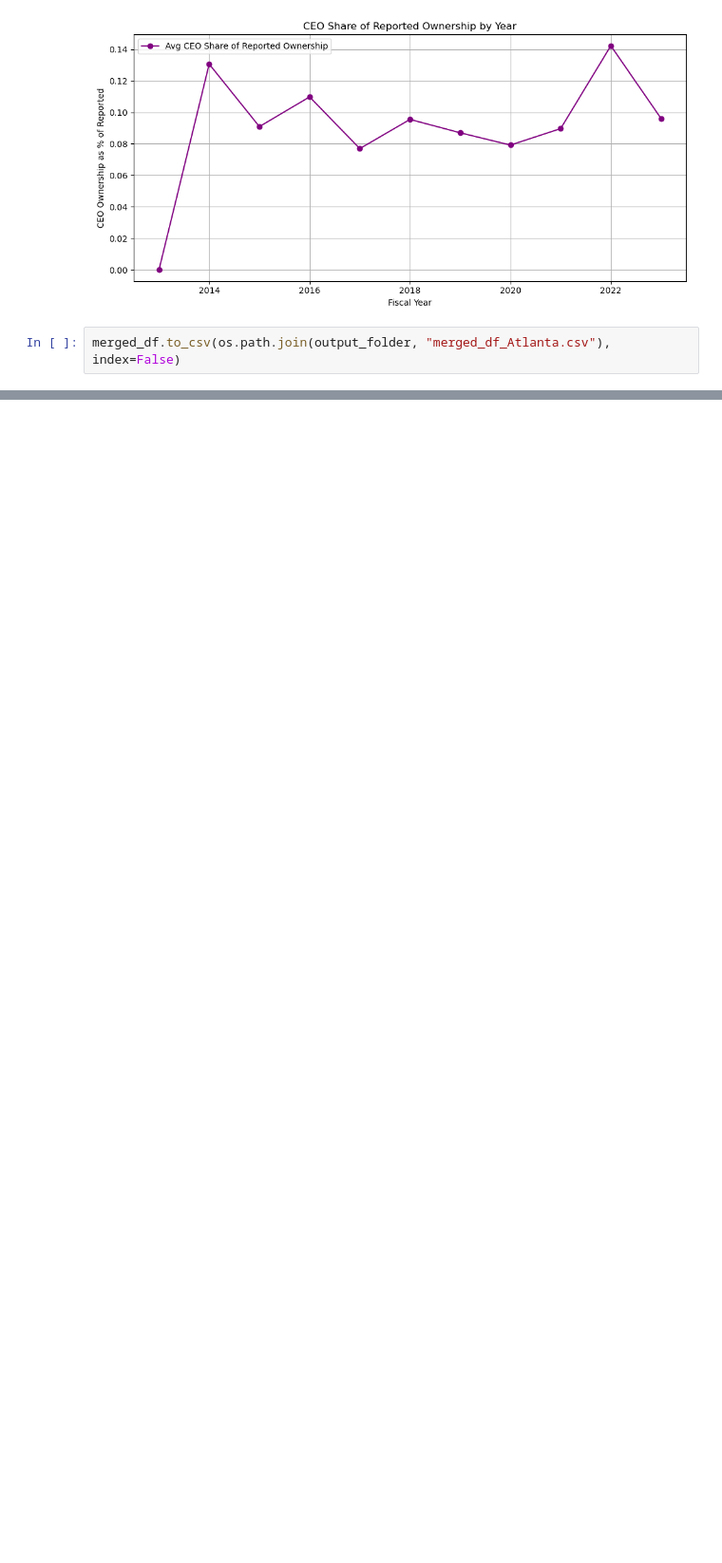
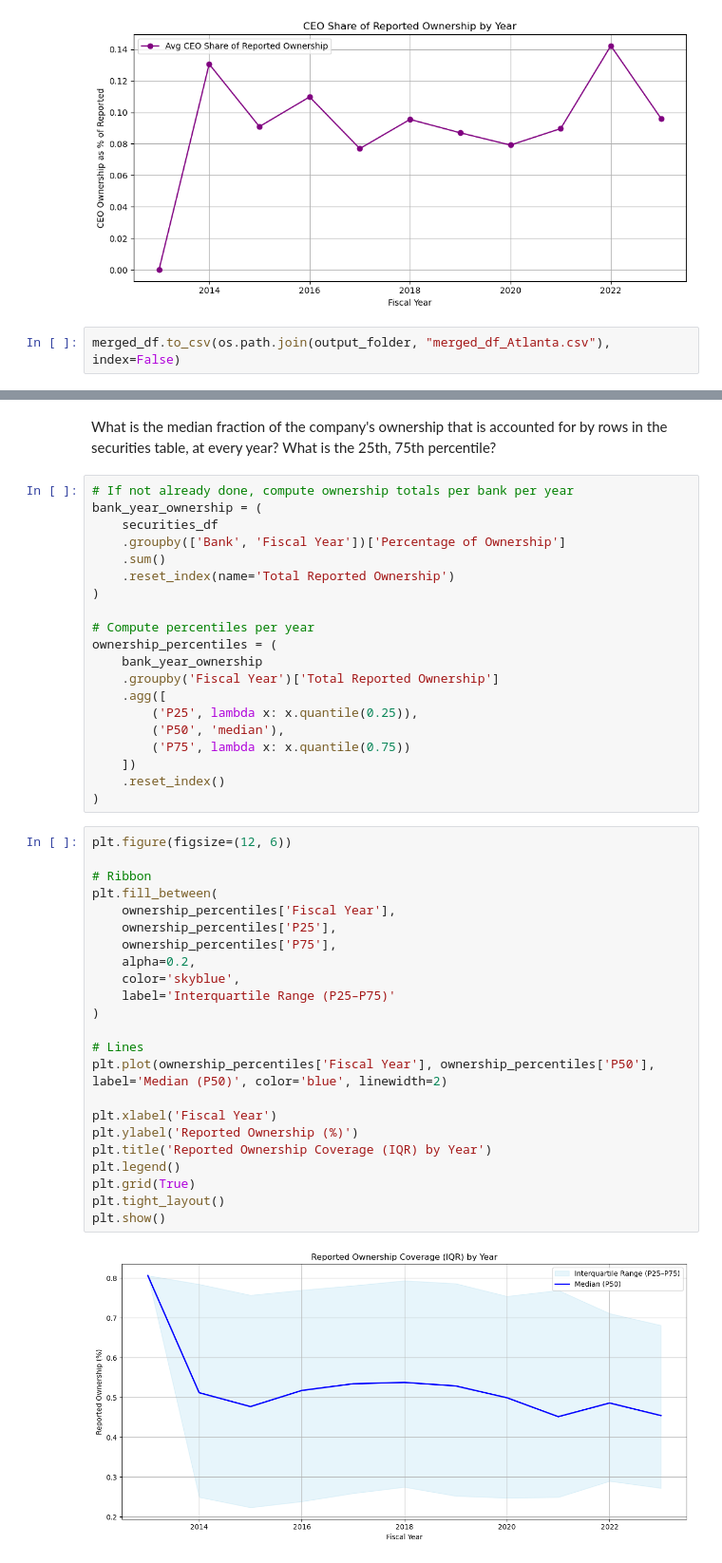
Before and after one commit to nashlaturciosss/fed-data-scraper, a Jupyter notebook: notebooks/clean_csvs.ipynb, the cells around one changed output, grey strips where cells are left out. Shown: that part at 95% size. Cells and saved outputs as stored; diff of their text form; blank space fills up the shorter version.

```diff
--- a/notebooks/clean_csvs.ipynb
+++ b/notebooks/clean_csvs.ipynb
@@ -770,0 +841,47 @@ merged_df.to_csv(os.path.join(output_folder, "merged_df_Atlanta.csv"), index=Fal
+# %% [markdown]
+What is the median fraction of the company's ownership that is accounted for by rows in the securities table, at every year? What is the 25th, 75th percentile?
+# %%
+# If not already done, compute ownership totals per bank per year
+bank_year_ownership = (
+    securities_df
+    .groupby(['Bank', 'Fiscal Year'])['Percentage of Ownership']
+    .sum()
+    .reset_index(name='Total Reported Ownership')
+)
+
+# Compute percentiles per year
+ownership_percentiles = (
+    bank_year_ownership
+    .groupby('Fiscal Year')['Total Reported Ownership']
+    .agg([
+        ('P25', lambda x: x.quantile(0.25)),
+        ('P50', 'median'),
+        ('P75', lambda x: x.quantile(0.75))
+    ])
+    .reset_index()
+)
+# %%
+plt.figure(figsize=(12, 6))
+
+# Ribbon
+plt.fill_between(
+    ownership_percentiles['Fiscal Year'],
+    ownership_percentiles['P25'],
+    ownership_percentiles['P75'],
+    alpha=0.2,
+    color='skyblue',
+    label='Interquartile Range (P25–P75)'
+)
+
+# Lines
+plt.plot(ownership_percentiles['Fiscal Year'], ownership_percentiles['P50'], label='Median (P50)', color='blue', linewidth=2)
+
+plt.xlabel('Fiscal Year')
+plt.ylabel('Reported Ownership (%)')
+plt.title('Reported Ownership Coverage (IQR) by Year')
+plt.legend()
+plt.grid(True)
+plt.tight_layout()
+plt.show()
+# %% [output]
+[figure, added]
```
Also changed, not shown: parts of 21 cells of this notebook, 2 other files.
